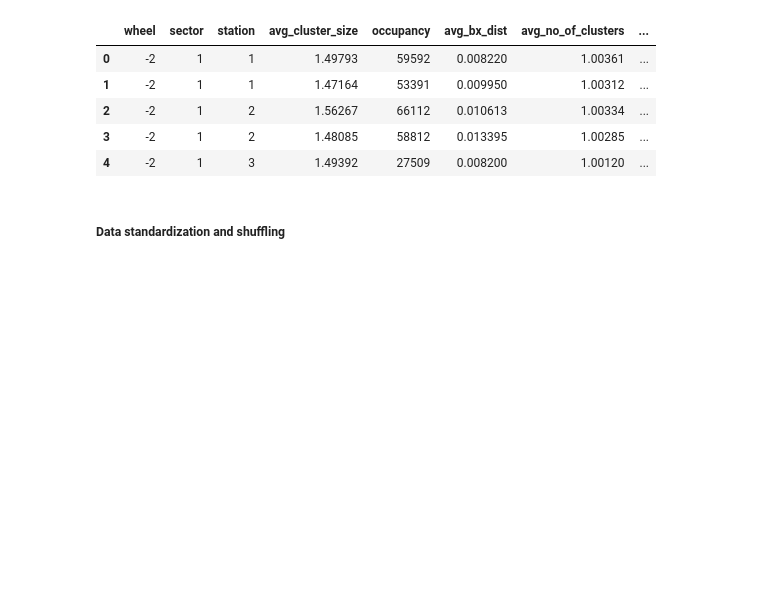
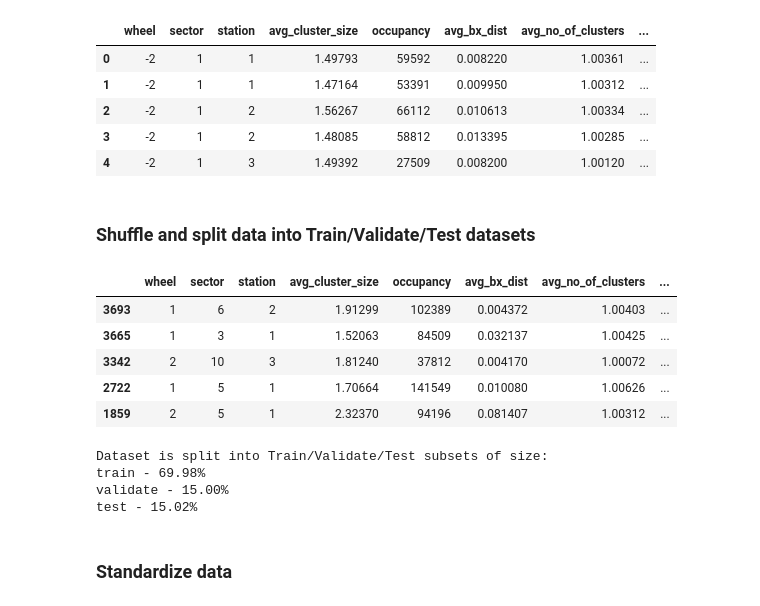
Before and after one commit to mikasmichelevicius/CMS_RPC_efficiency, a Jupyter notebook: efficiency_collisions.ipynb, the cells around one changed output. Drawn from its saved outputs; the diff is of its cells as text; code cells hidden in the pictures; blank space fills up the shorter version.

```diff
--- a/efficiency_collisions.ipynb
+++ b/efficiency_collisions.ipynb
@@ -292,5 +296,53 @@ Name: label, dtype: int64
 | 2 | -2 | 1 | 2 | 1.56267 | 66112 | 0.010613 | 1.00334 | ... |
 | 3 | -2 | 1 | 2 | 1.48085 | 58812 | 0.013395 | 1.00285 | ... |
 | 4 | -2 | 1 | 3 | 1.49392 | 27509 | 0.008200 | 1.00120 | ... |
-# %% [markdown]
-##### Data standardization and shuffling
+# %% [markdown]
+### Shuffle and  split data into Train/Validate/Test datasets
+# %%
+# Firstly, the column with fid_eff_ch_level will be dropped
+# since we're firstly training a classifier to predict one of the
+# three classes that were assgined as labels 0, 1 and 2.
+data_with_eff.drop(['fid_eff_ch_level'], axis=1, inplace=True)
+
+# Also, shuffle the rows in the dataset
+data_with_eff = shuffle(data_with_eff)
+
+data_with_eff.head(5)
+# %% [output]
+|  | wheel | sector | station | avg_cluster_size | occupancy | avg_bx_dist | avg_no_of_clusters | ... |
+| 3693 | 1 | 6 | 2 | 1.91299 | 102389 | 0.004372 | 1.00403 | ... |
+| 3665 | 1 | 3 | 1 | 1.52063 | 84509 | 0.032137 | 1.00425 | ... |
+| 3342 | 2 | 10 | 3 | 1.81240 | 37812 | 0.004170 | 1.00072 | ... |
+| 2722 | 1 | 5 | 1 | 1.70664 | 141549 | 0.010080 | 1.00626 | ... |
+| 1859 | 2 | 5 | 1 | 2.32370 | 94196 | 0.081407 | 1.00312 | ... |
+# %%
+# Separate the data into attributes dataFrame and
+# labels dataFrame. X_data and Y_data
+x_data = data_with_eff.iloc[:, 0:9]
+y_data = data_with_eff.iloc[:,-1:]
+
+# Split the data into Train/Validate/Test datasets.
+# Train dataset will be used to train models, the data
+# the models will be learning from. Validation set to be used
+# for tuning the models, for finding the best hyperparameters.
+# Whereas Test dataset will be used for final evaluation once the
+# models are optimized the most.
+
+train_ratio = 0.7
+validation_ratio = 0.15
+test_ratio = 0.15
+
+x_train, x_test, y_train, y_test = train_test_split(x_data, y_data, test_size=1-train_ratio, random_state=1)
+x_val, x_test, y_val, y_test = train_test_split(x_test, y_test, test_size=test_ratio/(test_ratio + validation_ratio), random_state=1)
+
+print("Dataset is split into Train/Validate/Test subsets of size:")
+print("train - %.2f%%" % ((x_train.shape[0]/(x_train.shape[0]+x_val.shape[0]+x_test.shape[0]))*100))
+print("validate - %.2f%%" % ((x_val.shape[0]/(x_train.shape[0]+x_val.shape[0]+x_test.shape[0]))*100))
+print("test - %.2f%%" % ((x_test.shape[0]/(x_train.shape[0]+x_val.shape[0]+x_test.shape[0]))*100))
+# %% [output]
+Dataset is split into Train/Validate/Test subsets of size:
+train - 69.98%
+validate - 15.00%
+test - 15.02%
+# %% [markdown]
+### Standardize data
```
Also changed, not shown: parts of 7 cells of this notebook.
